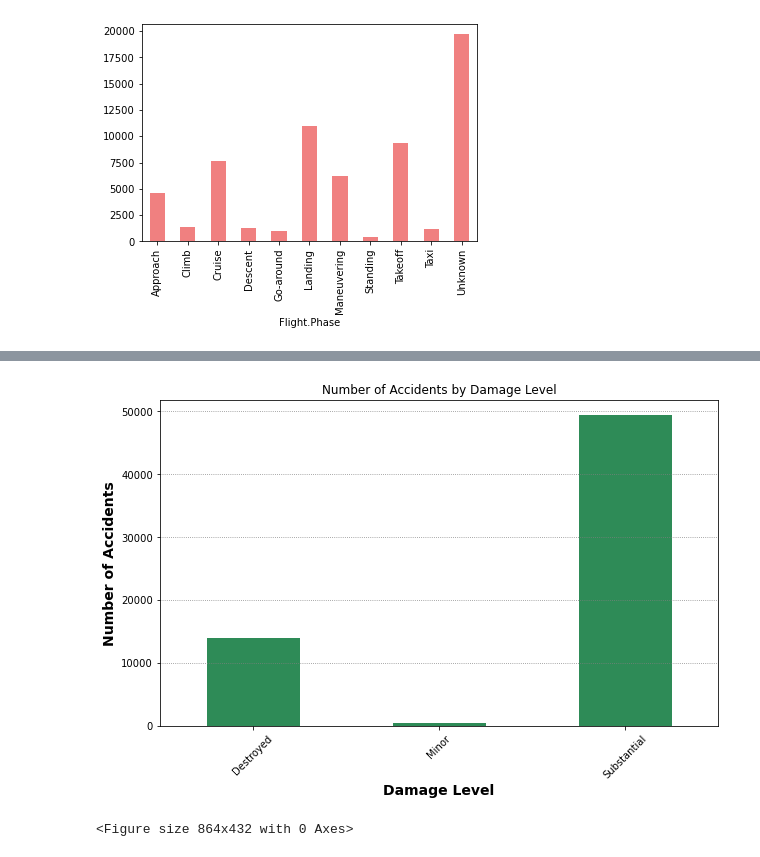
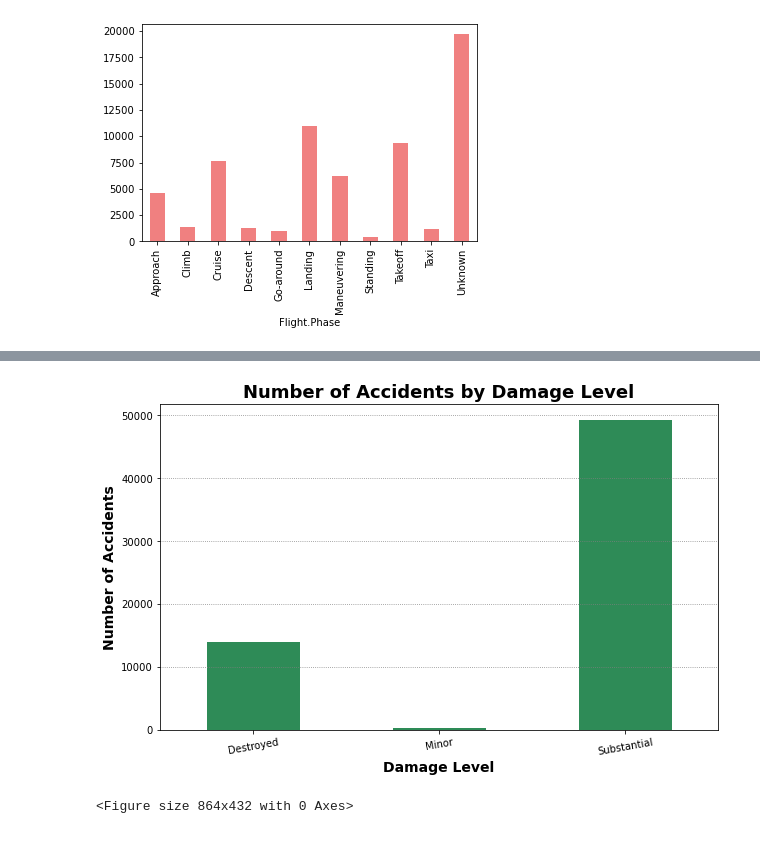
Before and after one commit to rurigi-waweru/dsfpt10-p1-dsc-phase-1-project, a Jupyter notebook: index.ipynb, the cells around one changed output, grey strips where cells are left out. Saved outputs shown, nothing was run; the diff lists cells and outputs as text; code cells hidden in the pictures.

```diff
--- a/index.ipynb
+++ b/index.ipynb
@@ -1376,23 +1368,23 @@ plt.show()
 # %%
 # damage level agansr count
 # Step 1: Group by 'DamageLevel' and count the accidents
 accidents_per_damage_level = df.groupby('DamageLevel').size()
 
 # Step 2: Plot a bar graph
 plt.figure(figsize=(10, 6))
 accidents_per_damage_level.plot(kind='bar', color='seagreen')
 
 # labels and title
-plt.title('Number of Accidents by Damage Level')
+plt.title('Number of Accidents by Damage Level', fontsize=18, fontweight='bold')
 plt.xlabel('Damage Level', fontsize=14, fontweight='bold')  # Make x-axis label bigger and bold
 plt.ylabel('Number of Accidents', fontsize=14, fontweight='bold')  # Make y-axis label bigger and bold
 
 # Rotate x-axis labels to avoid overlap if necessary
-plt.xticks(rotation=45)
+plt.xticks(rotation=10)
 plt.grid(axis='y', linestyle=':', color='gray')  # Dotted grid for y-axis
 plt.show()
 # %% [output]
-[figure, old version]
+[figure, new version]
 # %%
 # damagelevel against typeofAircft# Step 1: Group by 'DamageLevel' and 'TypeOfAircraft' and count the accidents
 damage_level_by_aircraft = df.groupby(['TypeOfAircraft', 'DamageLevel']).size().unstack()
```
Also changed, not shown: parts of 9 cells of this notebook, 6 other files.
